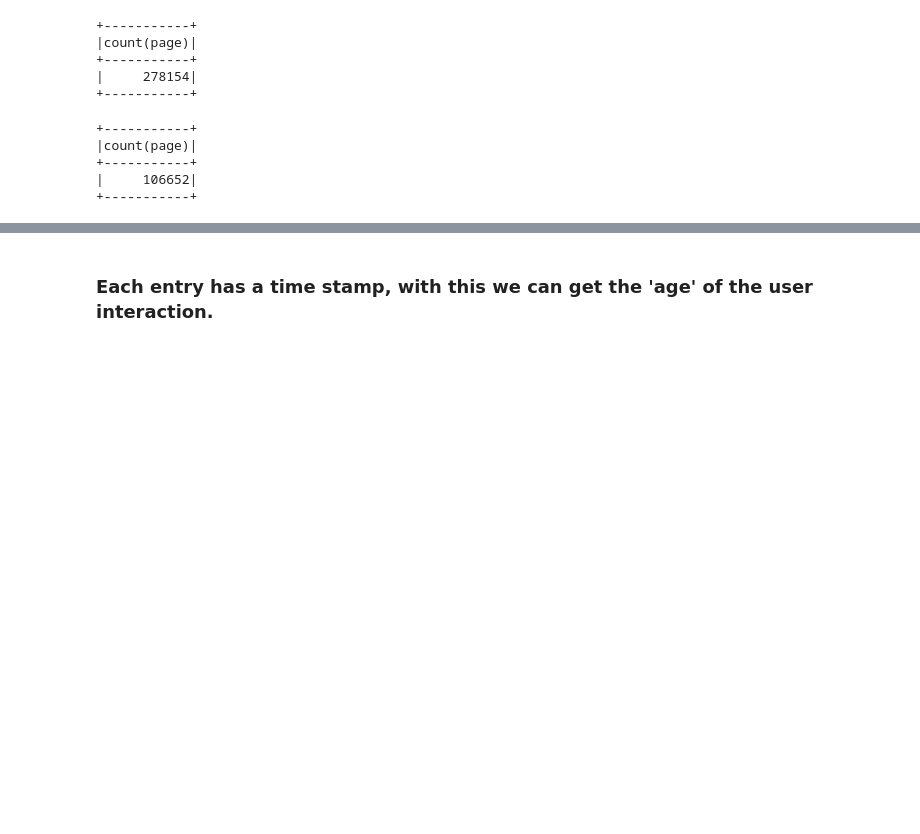
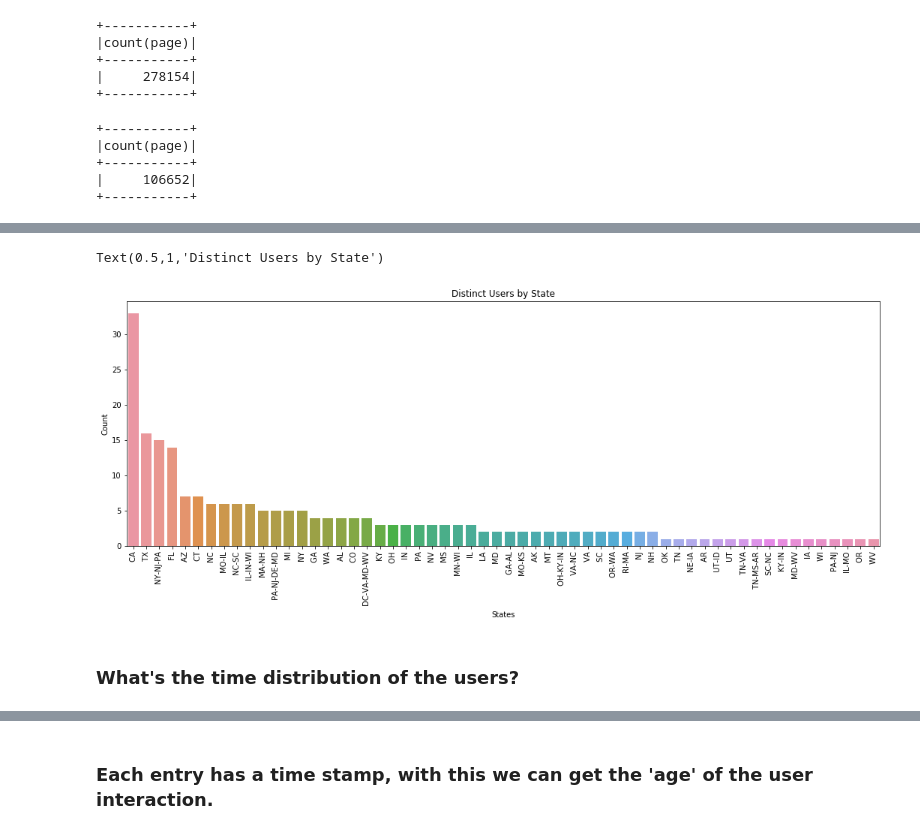
Before and after one commit to leandrominer85/Sparkfy, a Jupyter notebook: Sparkify_small_dataset.ipynb, the cells around one changed output, grey strips where cells are left out. Cells and saved outputs as stored; diff of their text form; code cells hidden in the pictures; blank space fills up the shorter version.

```diff
--- a/Sparkify_small_dataset.ipynb
+++ b/Sparkify_small_dataset.ipynb
@@ -383,0 +316,3 @@ plt.show()
+# %%
+#create dataframe
+location = df_clean.groupby('location','userId').agg(F.countDistinct('userId')).toPandas()
@@ -383,0 +328,3 @@ plt.show()
+# %%
+#Separate the states
+location['state'] =  location['location'].str.split(',', expand = True)[1]
@@ -383,0 +340,2 @@ plt.show()
+# %%
+states = location.groupby('state')['count(DISTINCT userId)'].sum().sort_values(ascending=False)
@@ -383,0 +352,16 @@ plt.show()
+# %%
+# plot the new series
+plt.figure(figsize=(18, 6))
+sns.barplot(states.index, states.values)
+
+#rotate the x axis
+
+plt.xticks(rotation=90)
+plt.ylabel('Count')
+plt.xlabel('States')
+plt.title('Distinct Users by State')
+# %% [output]
+Text(0.5,1,'Distinct Users by State')
+[figure, added]
+# %% [markdown]
+### What's the time distribution of the users?
```
Also changed, not shown: parts of 54 cells of this notebook.
